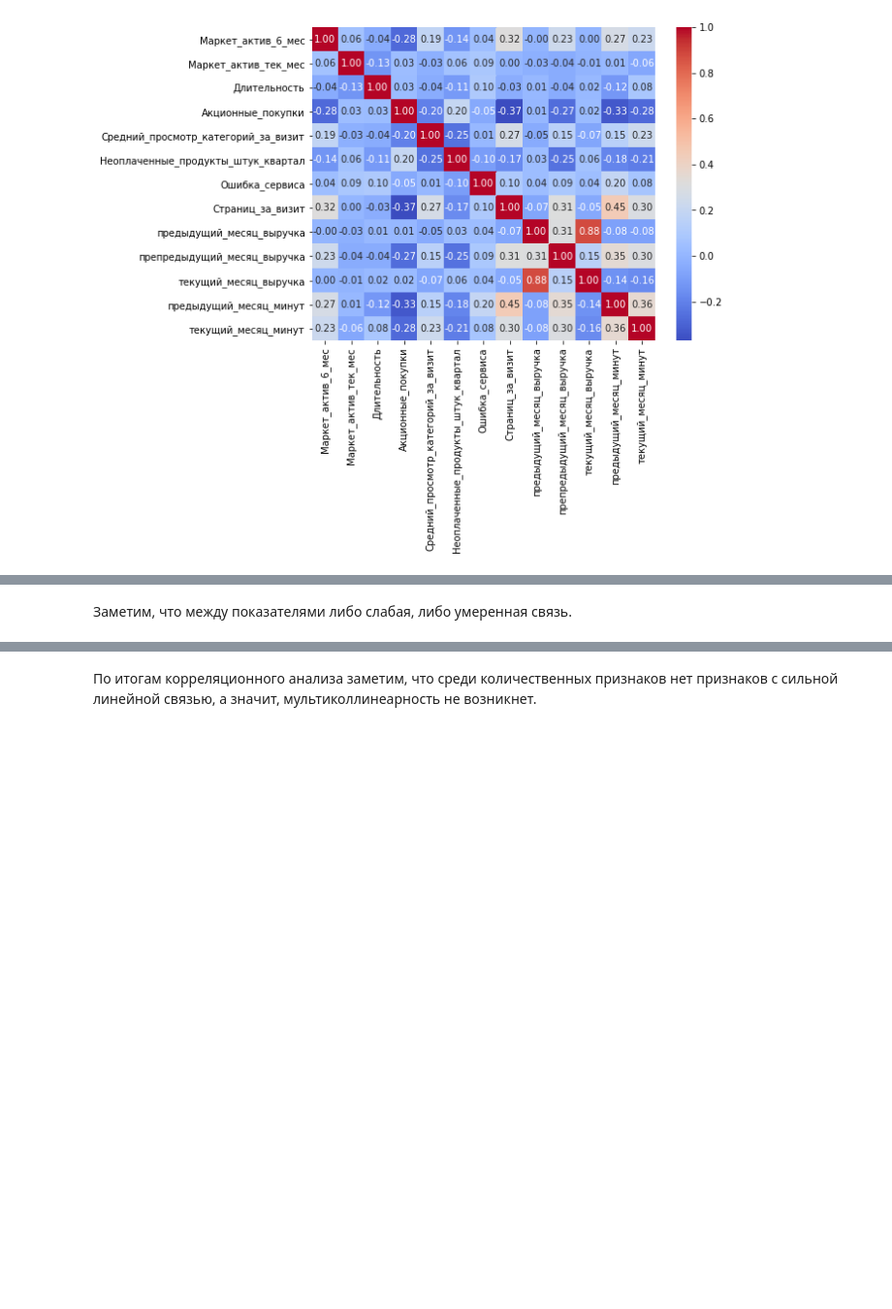
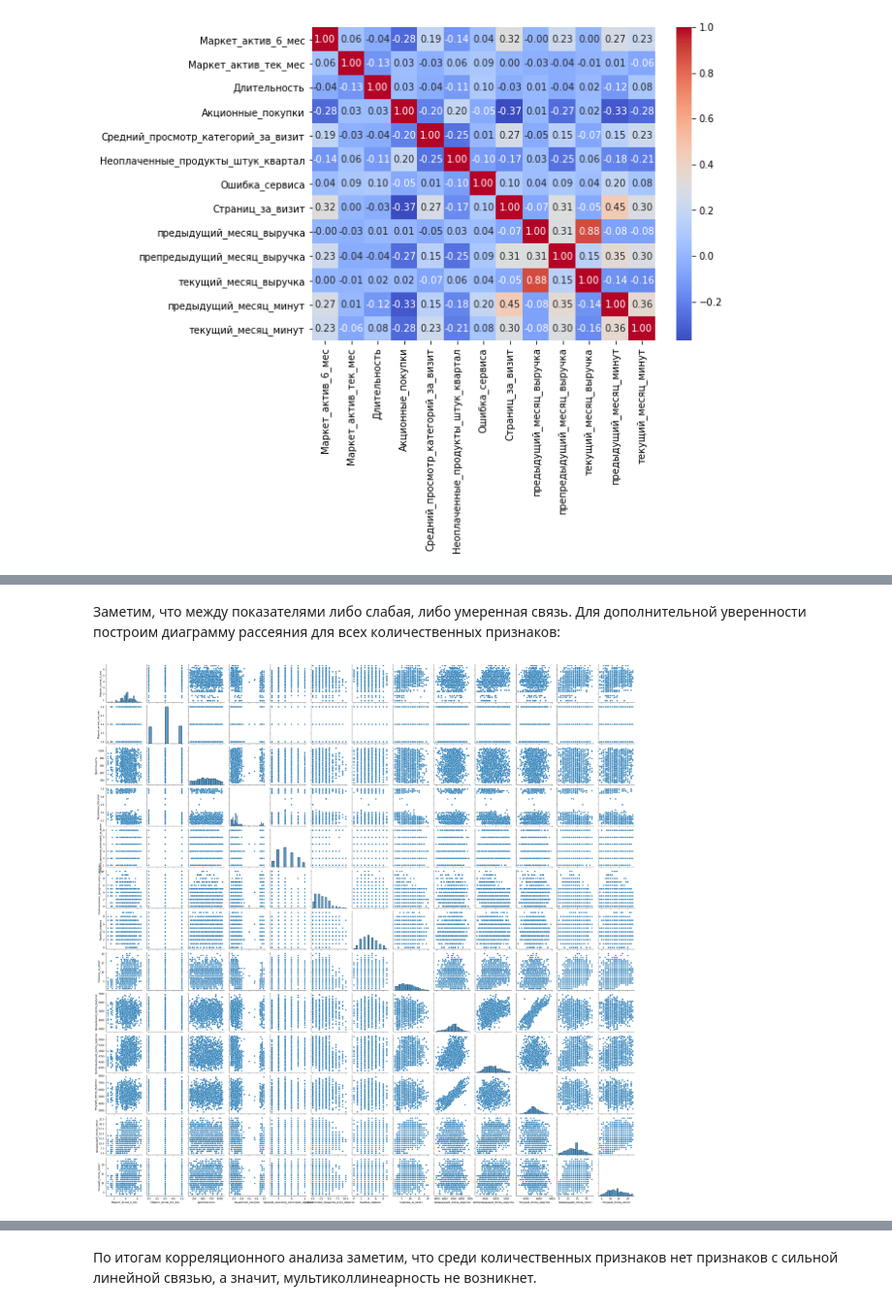
Before and after one commit to nataliyavilenchik/sprint15_Git, a Jupyter notebook: Sprint_15_final_project.ipynb, the cells around one changed output, grey strips where cells are left out. Shown at 97% size. Saved outputs shown, nothing was run; the diff lists cells and outputs as text; code cells hidden in the pictures; blank space fills up the shorter version.

Commit message:
Added scatter plot for correlational analysis

```diff
--- a/Sprint_15_final_project.ipynb
+++ b/Sprint_15_final_project.ipynb
@@ -663,4 +663,9 @@ interval columns not set, guessing: ['Маркет_актив_6_мес', 'Мар
 | предыдущий_месяц_минут | 0.685138 | 0.131814 | 0.038387 | 0.363950 | 0.107945 | ... |
 | текущий_месяц_минут | 0.576770 | 0.000000 | 0.000000 | 0.330601 | 0.061410 | ... |
 # %% [markdown]
-Заметим, что между показателями либо слабая, либо умеренная связь.
+Заметим, что между показателями либо слабая, либо умеренная связь. Для дополнительной уверенности построим диаграмму рассеяния для всех количественных признаков:
+# %%
+sns.pairplot(data[num_col_names])
+plt.show()
+# %% [output]
+[figure, added]
```
Also changed, not shown: parts of 1 cell of this notebook.
